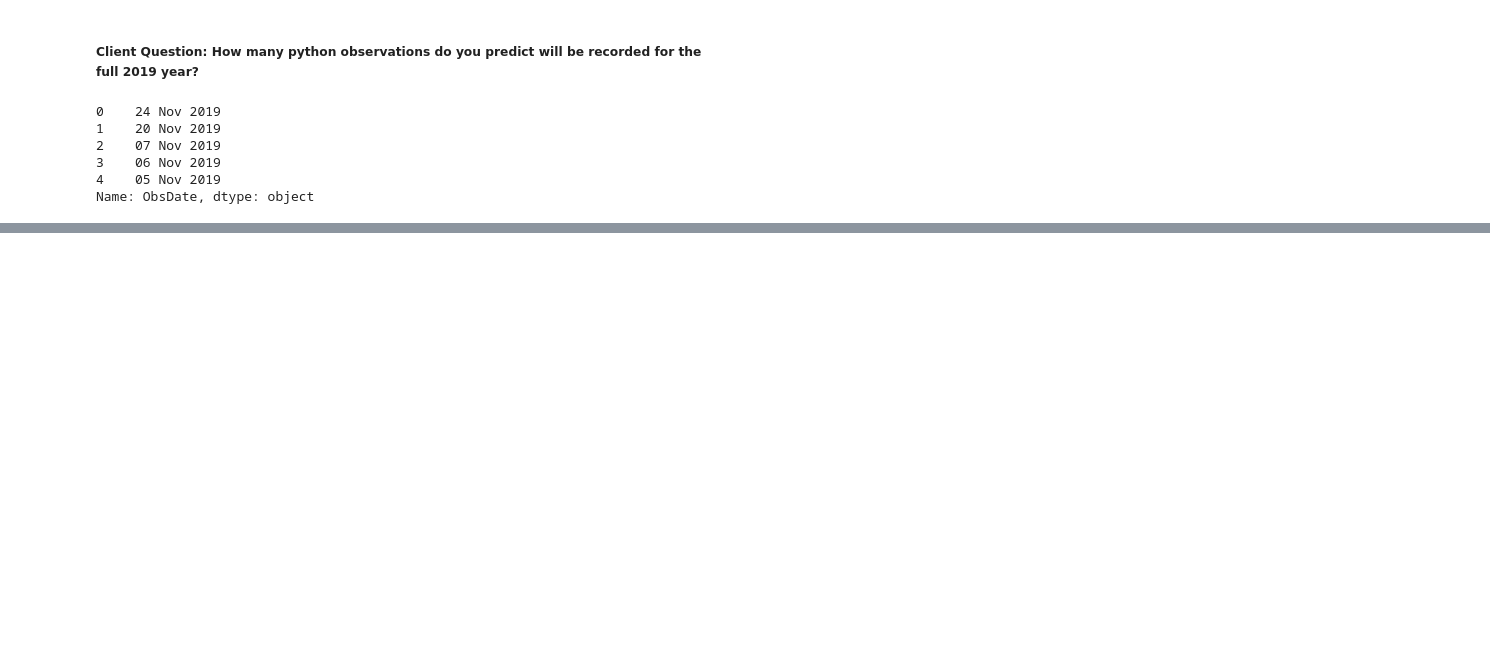
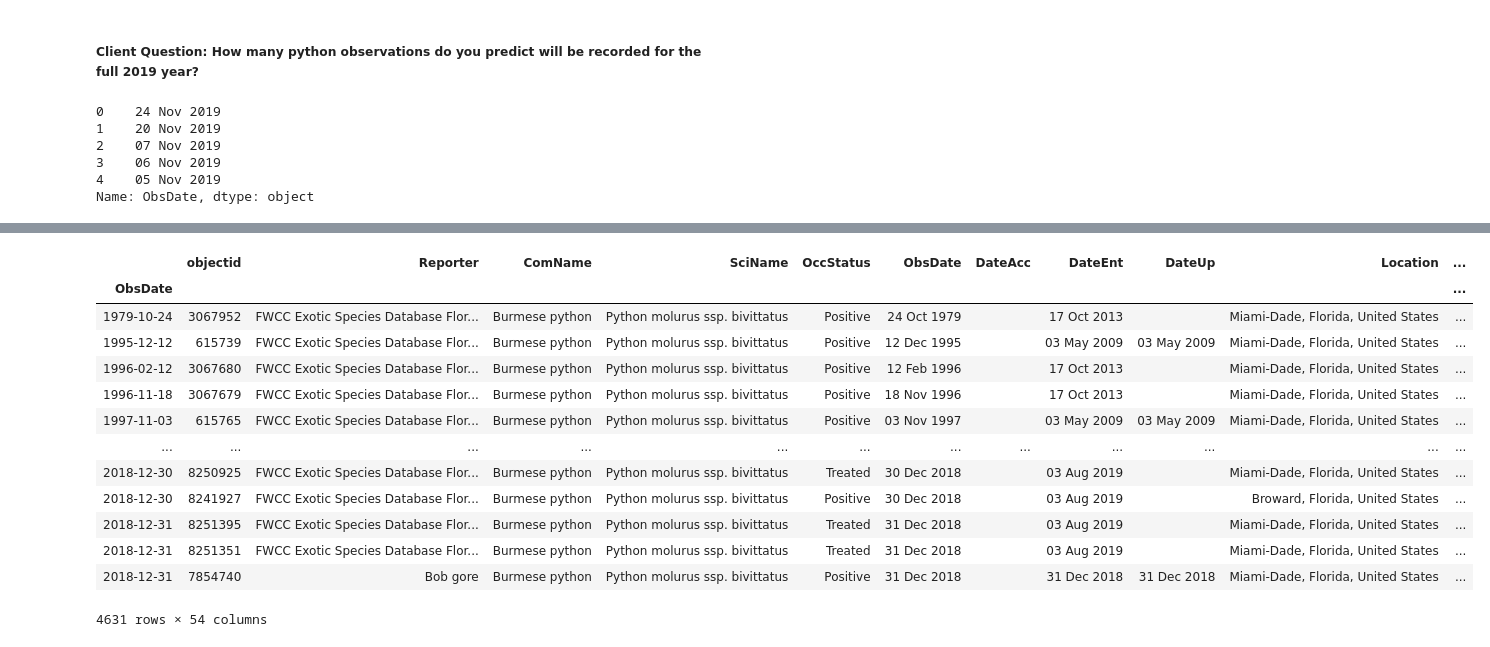
Before and after one commit to evill013/burmese-python-project, a Jupyter notebook: main.ipynb, the cells around one changed output, grey strips where cells are left out. Drawn from its saved outputs; the diff is of its cells as text; code cells hidden in the pictures; blank space fills up the shorter version.

```diff
--- a/main.ipynb
+++ b/main.ipynb
@@ -94,0 +120,26 @@ by_year.plot()
+# %%
+# now collect everything before 2019 as my training data
+begin = pd.Timestamp('1979-10-24')
+end = pd.Timestamp('2018-12-31') # should adjust to july 31 2019 to account for the data gathered this year?
+
+training = time_df.truncate(before=begin, after=end)
+
+# training = time_df.loc[:'2019']
+# training # why does this still show 2019??
+
+training
+# %% [output]
+|  | objectid | Reporter | ComName | SciName | OccStatus | ObsDate | DateAcc | DateEnt | DateUp | Location | ... |
+| ObsDate |  |  |  |  |  |  |  |  |  |  | ... |
+| 1979-10-24 | 3067952 | FWCC Exotic Species Database Flor... | Burmese python | Python molurus ssp. bivittatus | Positive | 24 Oct 1979 |  | 17 Oct 2013 |  | Miami-Dade, Florida, United States | ... |
+| 1995-12-12 | 615739 | FWCC Exotic Species Database Flor... | Burmese python | Python molurus ssp. bivittatus | Positive | 12 Dec 1995 |  | 03 May 2009 | 03 May 2009 | Miami-Dade, Florida, United States | ... |
+| 1996-02-12 | 3067680 | FWCC Exotic Species Database Flor... | Burmese python | Python molurus ssp. bivittatus | Positive | 12 Feb 1996 |  | 17 Oct 2013 |  | Miami-Dade, Florida, United States | ... |
+| 1996-11-18 | 3067679 | FWCC Exotic Species Database Flor... | Burmese python | Python molurus ssp. bivittatus | Positive | 18 Nov 1996 |  | 17 Oct 2013 |  | Miami-Dade, Florida, United States | ... |
+| 1997-11-03 | 615765 | FWCC Exotic Species Database Flor... | Burmese python | Python molurus ssp. bivittatus | Positive | 03 Nov 1997 |  | 03 May 2009 | 03 May 2009 | Miami-Dade, Florida, United States | ... |
+| ... | ... | ... | ... | ... | ... | ... | ... | ... | ... | ... | ... |
+| 2018-12-30 | 8250925 | FWCC Exotic Species Database Flor... | Burmese python | Python molurus ssp. bivittatus | Treated | 30 Dec 2018 |  | 03 Aug 2019 |  | Miami-Dade, Florida, United States | ... |
+| 2018-12-30 | 8241927 | FWCC Exotic Species Database Flor... | Burmese python | Python molurus ssp. bivittatus | Positive | 30 Dec 2018 |  | 03 Aug 2019 |  | Broward, Florida, United States | ... |
+| 2018-12-31 | 8251395 | FWCC Exotic Species Database Flor... | Burmese python | Python molurus ssp. bivittatus | Treated | 31 Dec 2018 |  | 03 Aug 2019 |  | Miami-Dade, Florida, United States | ... |
+| 2018-12-31 | 8251351 | FWCC Exotic Species Database Flor... | Burmese python | Python molurus ssp. bivittatus | Treated | 31 Dec 2018 |  | 03 Aug 2019 |  | Miami-Dade, Florida, United States | ... |
+| 2018-12-31 | 7854740 | Bob gore | Burmese python | Python molurus ssp. bivittatus | Positive | 31 Dec 2018 |  | 31 Dec 2018 | 31 Dec 2018 | Miami-Dade, Florida, United States | ... |
+4631 rows × 54 columns
```
Also changed, not shown: parts of 23 cells of this notebook.
